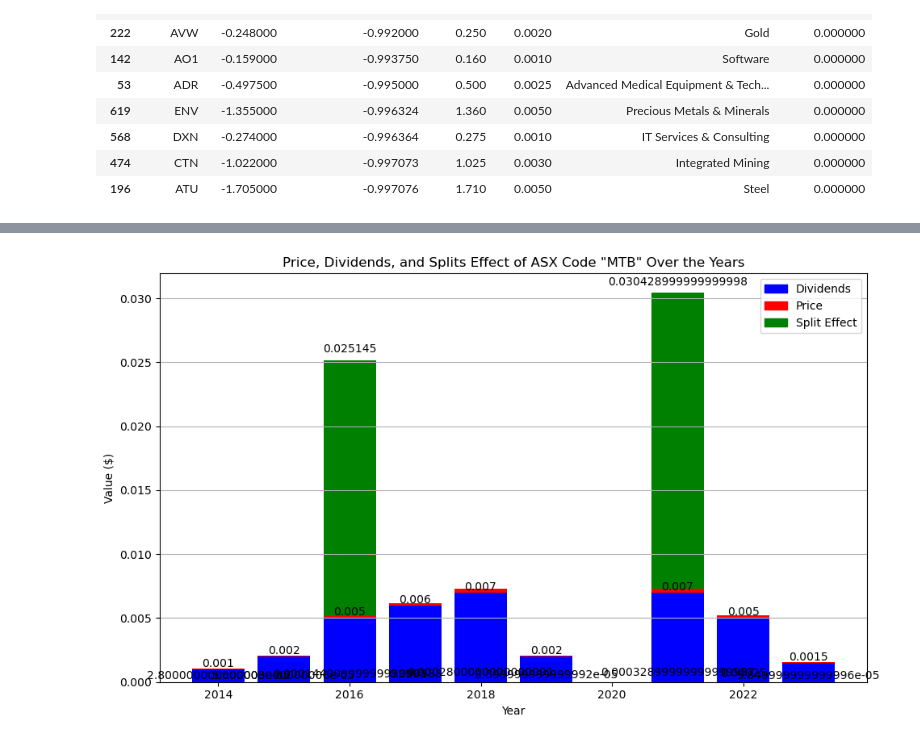
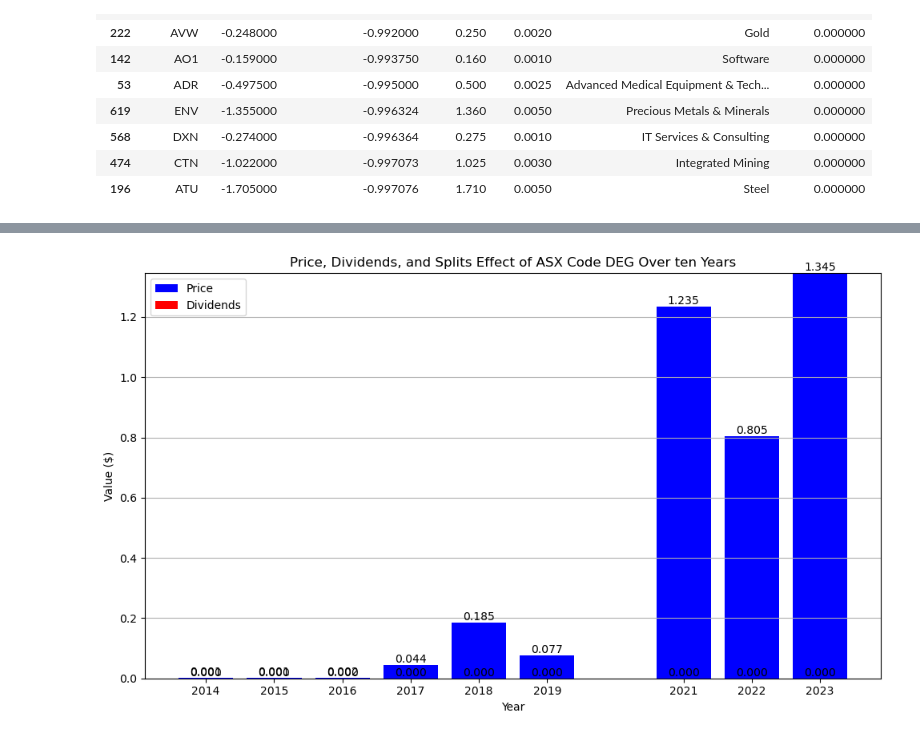
Before and after one commit to TruptiRadadiya/Australian_Stock_Market_Analysis, a Jupyter notebook: visualization/calculate_top_and_button_gainers.ipynb, the cells around one changed output, grey strips where cells are left out. Saved outputs shown, nothing was run; the diff lists cells and outputs as text; code cells hidden in the pictures.

Commit message:
visualization for top 10 during 10 years

```diff
--- a/visualization/calculate_top_and_button_gainers.ipynb
+++ b/visualization/calculate_top_and_button_gainers.ipynb
@@ -186,15 +199,15 @@ plt.show()
 # %%
-final_df.loc[(final_df['ASX Code'] == 'MTB') & (final_df['Year'] == 2016), 'Splits'] = 5
+#top_gainers
+asx_codes = top_gainers['ASX Code']
 
-final_df.loc[(final_df['ASX Code'] == 'MTB') & (final_df['Year'] == 2021), 'Splits'] = 4.3
+# creating barchart for the top gainer
 
-import matplotlib.pyplot as plt
-import matplotlib.patches as mpatches
+next_top_asx_code = asx_codes.iloc[0]
 
 # Assuming you have a DataFrame named 'final_df' with columns: 'Year', 'ASX Code', 'Last Price($)', 'Dividends', 'Splits'
 
-# Filter data for ASX Code "MTB"
-mtb_data = final_df[final_df['ASX Code'] == 'MTB'].copy()
+# Filter data for top ASX Code
+mtb_data = final_df[final_df['ASX Code'] == next_top_asx_code].copy()
 
 # Aggregate data by year
 mtb_data_agg = mtb_data.groupby('Year')[['Last Price($)', 'Dividends', 'Splits']].mean()
@@ -216,61 +229,55 @@ for year, splits in mtb_data_agg['Splits'].items():
     if splits > 1:
         last_price = mtb_data_agg.loc[year, 'Last Price($)']
         splits_effect = (splits - 1) * last_price
-        ax.bar(year, splits_effect, bottom=mtb_data_agg.loc[year, 'Dividends'] + mtb_data_agg.loc[year, 'Last Price($)'], color='green', label='Splits Effect')
+        ax.bar(year, splits_effect, bottom=mtb_data_agg.loc[year, 'Dividends'] + mtb_data_agg.loc[year, 'Last Price($)'], color='green', label='Splits')
 
 # Add labels on top of each section
 for bars in [price_bar, dividends_bar]:
     for bar in bars:
         height = bar.get_height()
-        ax.annotate('{}'.format(height),
+        ax.annotate('{:.3f}'.format(height),
                     xy=(bar.get_x() + bar.get_width() / 2, height),
                     xytext=(0, 0),  # 5 points vertical offset
                     textcoords="offset points",
                     ha='center', va='bottom')
 
 # Add labels for Splits Effect bars
 for year, splits in mtb_data_agg['Splits'].items():
     if splits > 1:
         last_price = mtb_data_agg.loc[year, 'Last Price($)']
         splits_effect = (splits - 1) * last_price
         height = mtb_data_agg.loc[year, 'Dividends'] + mtb_data_agg.loc[year, 'Last Price($)'] + splits_effect
-        ax.annotate('{}'.format(height),
+        ax.annotate('{:.3f}'.format(height),
                     xy=(year, height),
                     xytext=(0, 5),  # 5 points vertical offset
                     textcoords="offset points",
                     ha='center', va='bottom')
 
 # Add labels and title
 plt.xlabel('Year')
 plt.ylabel('Value ($)')
-plt.title('Price, Dividends, and Splits Effect of ASX Code "MTB" Over the Years')
+plt.title(f'Price, Dividends, and Splits Effect of ASX Code {next_top_asx_code} Over ten Years')
+
+# Set x-ticks to ensure all years are displayed
+ax.set_xticks(mtb_data_agg.index)
 
 # Add legend
 plt.legend(loc='upper left')
-# Define custom labels and corresponding colors
-custom_labels = ['Dividends', 'Price', 'Split Effect']
-custom_colors = ['blue', 'red', 'green']
 
-custom_handles = [
-    mpatches.Rectangle((0, 0), 1, 1, color=color, label=label)
-    for label, color in zip(custom_labels, custom_colors)
-]
-
-# Plot some data
-# Example:
-# plt.plot(x1, y1, label='Dividends')
-# plt.plot(x2, y2, label='Price')
-# plt.plot(x3, y3, label='Split Effect')
-
-# Add the custom handles to the legend
-plt.legend(handles=custom_handles)
-
-
-
+# Add legend
+handles, labels = ax.get_legend_handles_labels()
+# Filter out duplicate legend entries
+unique_handles = []
+unique_labels = []
+for handle, label in zip(handles, labels):
+    if label not in unique_labels:
+        unique_handles.append(handle)
+        unique_labels.append(label)
+ax.legend(unique_handles, unique_labels, loc='upper left')
 
 # Show the plot
 plt.grid(axis='y')
 plt.tight_layout()
 plt.show()
 # %% [output]
-[figure, old version]
+[figure, new version]
```
Also changed, not shown: parts of 15 cells of this notebook.
